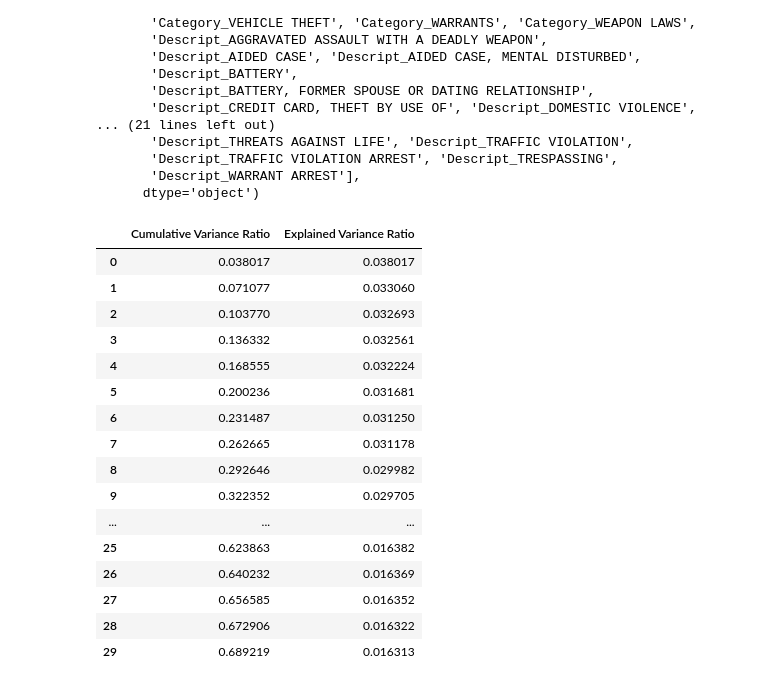
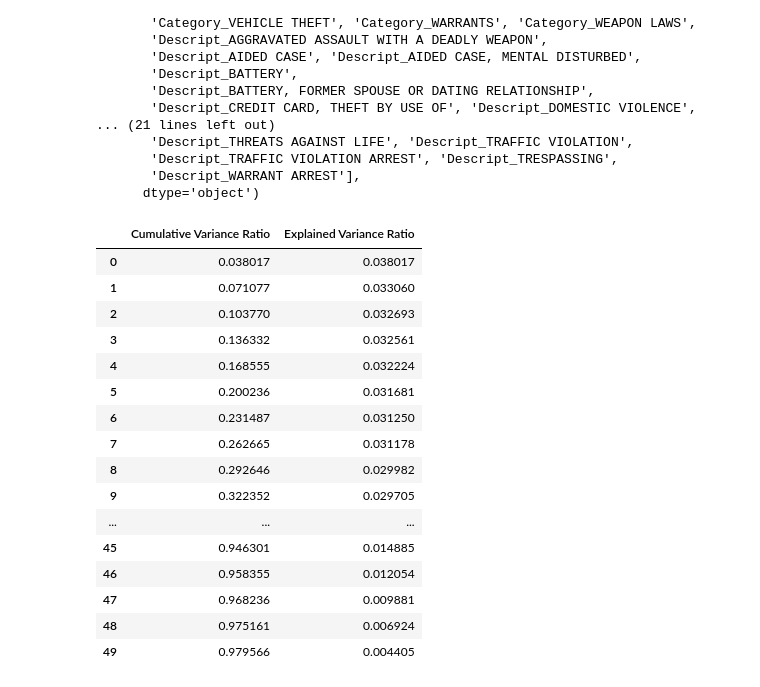
Before and after one commit to noops/group-project-4, a Jupyter notebook: Notebooks/principal_component_analysis.ipynb, the cells around one changed output. Drawn from its saved outputs; the diff is of its cells as text; code cells hidden in the pictures.

```diff
--- a/Notebooks/principal_component_analysis.ipynb
+++ b/Notebooks/principal_component_analysis.ipynb
@@ -339,29 +339,29 @@ Index(['ZipCode', 'PdDistricts', 'Months', 'Day', 'TimeOfDay', 'Resolutions',
 # %%
 evr = pca.explained_variance_ratio_
 cvr = np.cumsum(pca.explained_variance_ratio_)
 
 pca_df = pd.DataFrame()
 pca_df['Cumulative Variance Ratio'] = cvr
 pca_df['Explained Variance Ratio'] = evr
-pca_df.head(30)
+pca_df.head(50)
 # %% [output]
 |  | Cumulative Variance Ratio | Explained Variance Ratio |
 | 0 | 0.038017 | 0.038017 |
 | 1 | 0.071077 | 0.033060 |
 | 2 | 0.103770 | 0.032693 |
 | 3 | 0.136332 | 0.032561 |
 | 4 | 0.168555 | 0.032224 |
 | 5 | 0.200236 | 0.031681 |
 | 6 | 0.231487 | 0.031250 |
 | 7 | 0.262665 | 0.031178 |
 | 8 | 0.292646 | 0.029982 |
 | 9 | 0.322352 | 0.029705 |
 | ... | ... | ... |
-| 25 | 0.623863 | 0.016382 |
-| 26 | 0.640232 | 0.016369 |
-| 27 | 0.656585 | 0.016352 |
-| 28 | 0.672906 | 0.016322 |
-| 29 | 0.689219 | 0.016313 |
+| 45 | 0.946301 | 0.014885 |
+| 46 | 0.958355 | 0.012054 |
+| 47 | 0.968236 | 0.009881 |
+| 48 | 0.975161 | 0.006924 |
+| 49 | 0.979566 | 0.004405 |
 # %%
 pca_dims = []
 for x in range(0, len(pca_df)):
```
Also changed, not shown: 3 other files.
